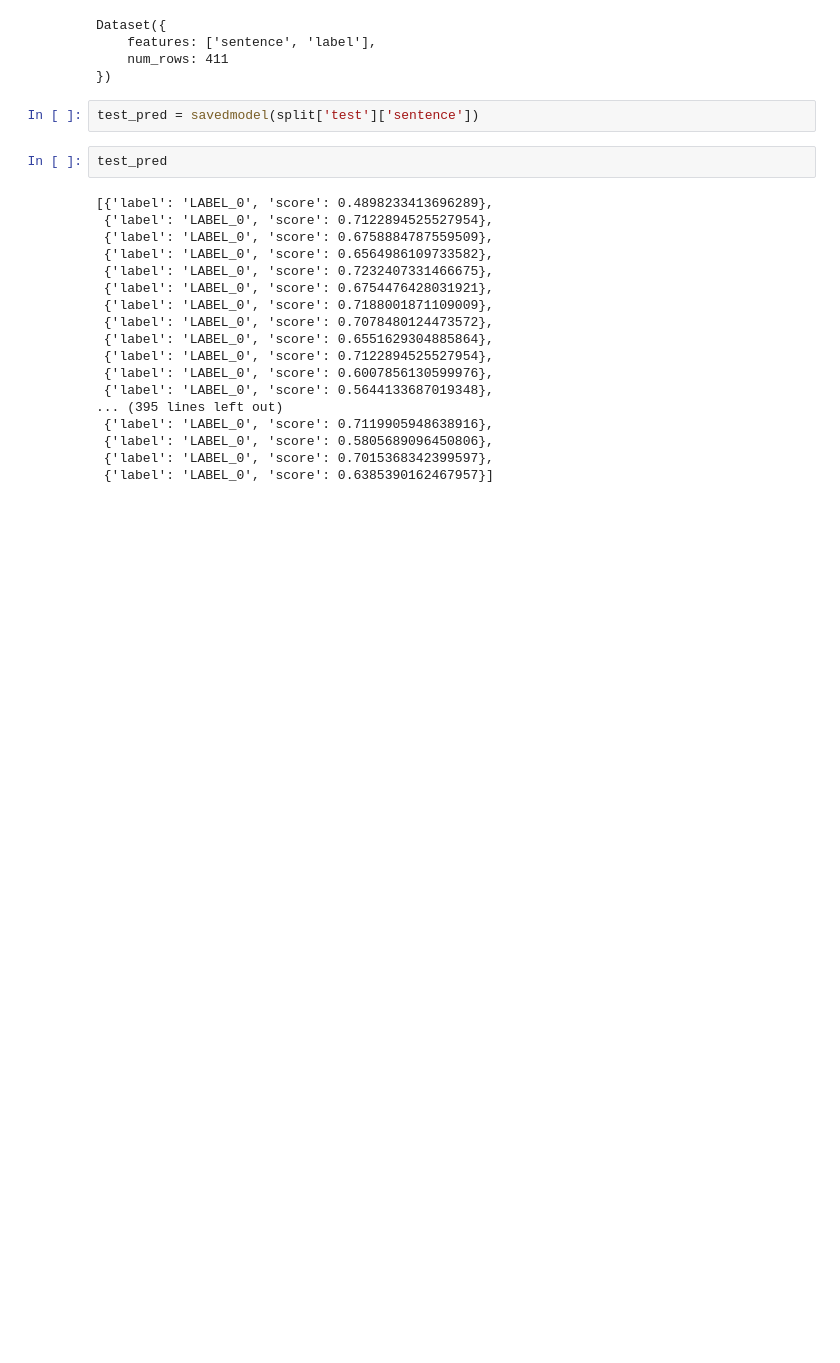
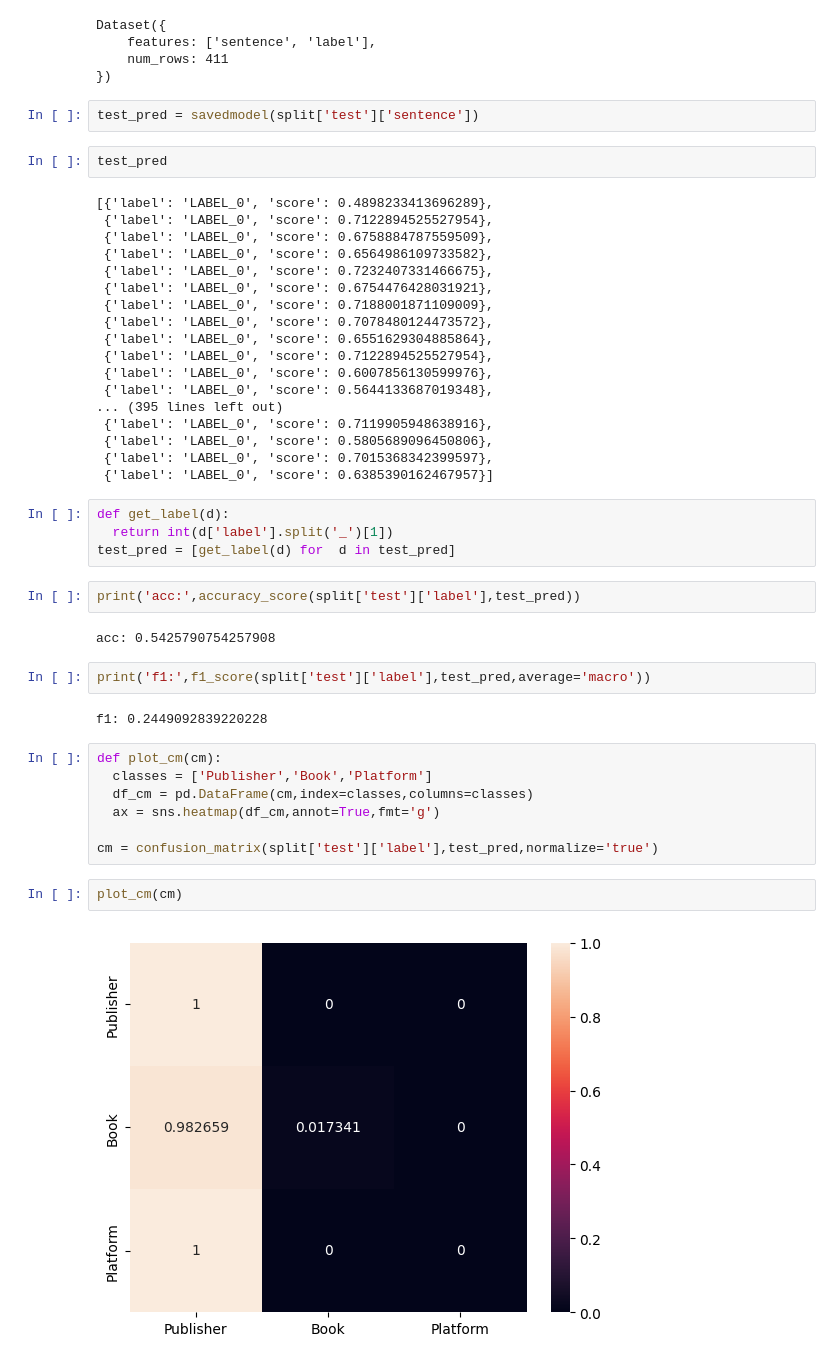
Before and after one commit to Sirfowahid/Bangla_Contextual_Analysis, a Jupyter notebook: Aspect_Based_Contextual_Analysis_Using_BERT.ipynb, the cells around one changed output. Saved outputs shown, nothing was run; the diff lists cells and outputs as text; blank space fills up the shorter version.

```diff
--- a/Aspect_Based_Contextual_Analysis_Using_BERT.ipynb
+++ b/Aspect_Based_Contextual_Analysis_Using_BERT.ipynb
@@ -278,3 +278,26 @@ test_pred
  {'label': 'LABEL_0', 'score': 0.5805689096450806},
  {'label': 'LABEL_0', 'score': 0.7015368342399597},
  {'label': 'LABEL_0', 'score': 0.6385390162467957}]
+# %%
+def get_label(d):
+  return int(d['label'].split('_')[1])
+test_pred = [get_label(d) for  d in test_pred]
+# %%
+print('acc:',accuracy_score(split['test']['label'],test_pred))
+# %% [output]
+acc: 0.5425790754257908
+# %%
+print('f1:',f1_score(split['test']['label'],test_pred,average='macro'))
+# %% [output]
+f1: 0.2449092839220228
+# %%
+def plot_cm(cm):
+  classes = ['Publisher','Book','Platform']
+  df_cm = pd.DataFrame(cm,index=classes,columns=classes)
+  ax = sns.heatmap(df_cm,annot=True,fmt='g')
+
+cm = confusion_matrix(split['test']['label'],test_pred,normalize='true')
+# %%
+plot_cm(cm)
+# %% [output]
+[figure, added]
```
